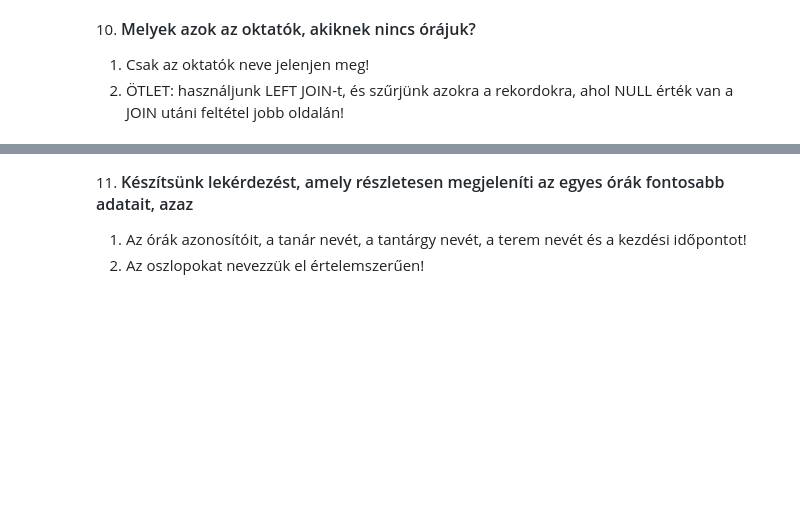
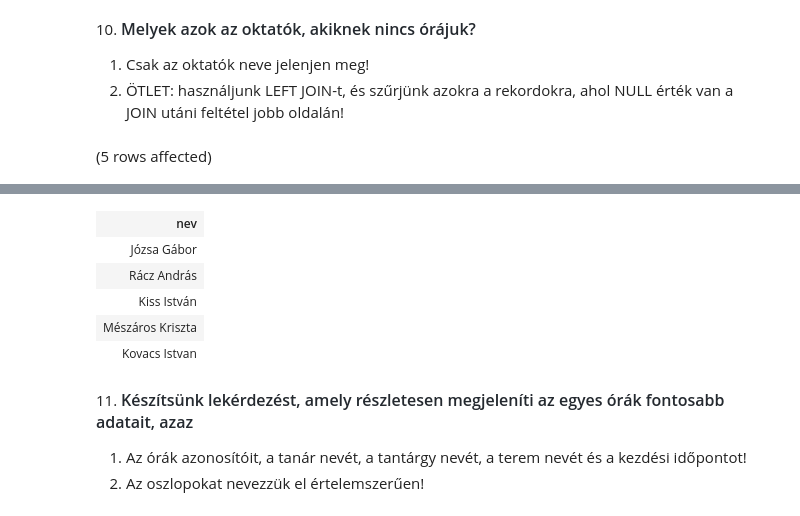
Before and after one commit to Munti05/sql_gyak, a Jupyter notebook: gyakorlat02_feladatok_sajat.ipynb, the cells around one changed output, grey strips where cells are left out. Drawn from its saved outputs; the diff is of its cells as text; code cells hidden in the pictures; blank space fills up the shorter version.

```diff
--- a/gyakorlat02_feladatok_sajat.ipynb
+++ b/gyakorlat02_feladatok_sajat.ipynb
@@ -223,3 +223,9 @@ Total execution time: 00:00:00.022
 
 1. Csak az oktatók neve jelenjen meg!
 2. ÖTLET: használjunk LEFT JOIN-t, és szűrjünk azokra a rekordokra, ahol NULL érték van a JOIN utáni feltétel jobb oldalán!
+# %%
+select Oktatok.nev
+FROM orak RIGHT JOIN oktatok on orak.tanar = Oktatok.oktato_id
+WHERE ora_id is null
+# %% [output]
+(5 rows affected)
@@ -226,3 +233,9 @@ Total execution time: 00:00:00.022
+| nev |
+| Józsa Gábor |
+| Rácz András |
+| Kiss István |
+| Mészáros Kriszta |
+| Kovacs Istvan |
 # %% [markdown]
 11. <span style="font-weight: 600; color: rgb(36, 41, 47); font-family: -apple-system, BlinkMacSystemFont, &quot;Segoe UI&quot;, Helvetica, Arial, sans-serif, &quot;Apple Color Emoji&quot;, &quot;Segoe UI Emoji&quot;; font-size: 16px;">Készítsünk lekérdezést, amely részletesen megjeleníti az egyes órák fontosabb adatait, azaz</span>
 
```
Also changed, not shown: parts of 1 cell of this notebook.
